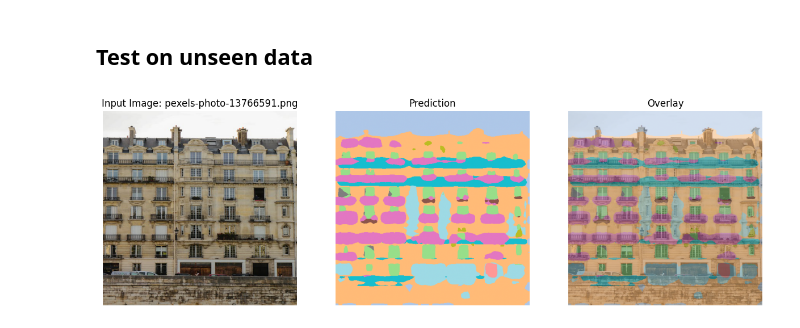
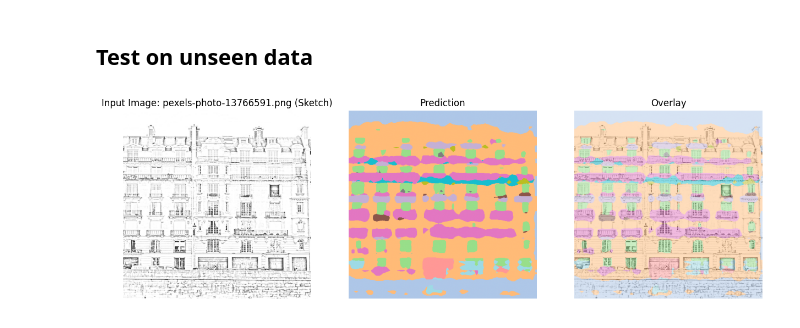
Before and after one commit to Appohh/facade-analysis-ai, a Jupyter notebook: notebooks/DeepLabv3.ipynb, the cells around one changed output. Cells and saved outputs as stored; diff of their text form; code cells hidden in the pictures.

Commit message:
added preproccesing research & experimenting doc and trained model for 20 epochs on the outcome of the preproccesing doc

```diff
--- a/notebooks/DeepLabv3.ipynb
+++ b/notebooks/DeepLabv3.ipynb
@@ -42,6 +44,20 @@ Image root path: ..\data\cmp_facade_dataset\images
 Mask root path: ..\data\cmp_facade_dataset\annotations
 Image train path exists: True
 Mask train path exists: True
+# %%
+# Pencil Sketch Preprocessing Function
+def pencil_sketch(image):
+    # Convert PIL image to numpy array and to grayscale
+    img = np.array(image.convert("RGB"))
+    gray = cv2.cvtColor(img, cv2.COLOR_RGB2GRAY)
+
+    # Apply Gaussian Blur and create sketch effect
+    blur = cv2.GaussianBlur(gray, (21, 21), 0)
+    sketch = cv2.divide(gray, blur, scale=256.0)
+
+    # Convert back to RGB by replicating the grayscale sketch to all channels
+    sketch_rgb = cv2.cvtColor(sketch, cv2.COLOR_GRAY2RGB)
+    return Image.fromarray(sketch_rgb)
 # %%
 class CMPFacadeDataset(Dataset):
     def __init__(self, image_dir, annot_dir, transform=None, resize_size=(512, 512)):
@@ -73,12 +89,16 @@ class CMPFacadeDataset(Dataset):
         img_path = os.path.join(self.image_dir, self.image_files[idx])
         annot_path = os.path.join(self.annot_dir, self.annot_files[idx])
 
+        # Load and preprocess image with pencil sketch
         image = Image.open(img_path).convert("RGB")
+        image = pencil_sketch(image)  # Apply pencil sketch
         annotation = Image.open(annot_path)
 
+        # Resize
         image = image.resize(self.resize_size, Image.Resampling.LANCZOS)
         annotation = annotation.resize(self.resize_size, Image.Resampling.NEAREST)
 
+        # Convert to numpy and then to tensor
         image = np.array(image)
         annotation = np.array(annotation)
         annotation = np.clip(annotation, 0, 11)
@@ -309,40 +358,41 @@ image_path = "../data/dump/pexels-photo-13766591.png"
 
 # Load and preprocess the image
 image = Image.open(image_path).convert("RGB")
-resize_size = (512, 512)  # Ensure the size matches the model's input size
+image = pencil_sketch(image)  # Apply pencil sketch
+resize_size = (512, 512)
 image = image.resize(resize_size, Image.Resampling.LANCZOS)
-image_np = np.array(image)  # Keep the original image for overlay
-image = torch.from_numpy(image_np).permute(2, 0, 1).float() / 255.0  # Normalize to [0, 1]
-image = image.unsqueeze(0).to(device)  # Add batch dimension and move to device
+image_np = np.array(image)  # Keep the sketched image for overlay
+image = torch.from_numpy(image_np).permute(2, 0, 1).float() / 255.0
+image = image.unsqueeze(0).to(device)
 
 # Perform inference
 model.eval()
 with torch.no_grad():
     output = model(image)['out']
     prediction = torch.argmax(output, dim=1).squeeze(0).cpu().numpy()
 
 # Visualize the input image, prediction, and overlay
 plt.figure(figsize=(15, 5))
 
 # Input Image
 plt.subplot(1, 3, 1)
 plt.imshow(image_np)
-plt.title(f"Input Image: {os.path.basename(image_path)}")  # Display the file name
+plt.title(f"Input Image: {os.path.basename(image_path)} (Sketch)")
 plt.axis("off")
 
 # Prediction
 plt.subplot(1, 3, 2)
 plt.imshow(prediction, cmap="tab20", vmin=0, vmax=11)
 plt.title("Prediction")
 plt.axis("off")
 
 # Overlay
 plt.subplot(1, 3, 3)
 plt.imshow(image_np)
-plt.imshow(prediction, cmap="tab20", vmin=0, vmax=11, alpha=0.5)  # Overlay with transparency
+plt.imshow(prediction, cmap="tab20", vmin=0, vmax=11, alpha=0.5)
 plt.title("Overlay")
 plt.axis("off")
 
 plt.show()
 # %% [output]
-[figure, old version]
+[figure, new version]
```
Also changed, not shown: parts of 5 cells of this notebook, 5 other files.
